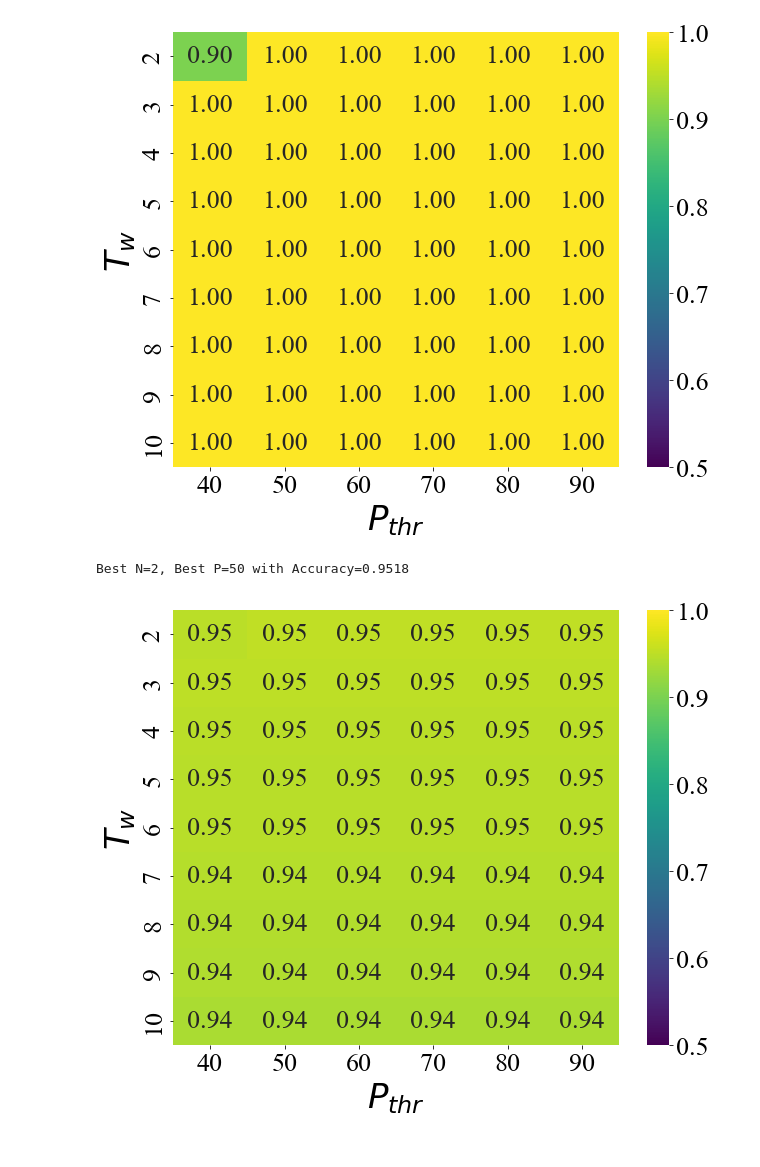
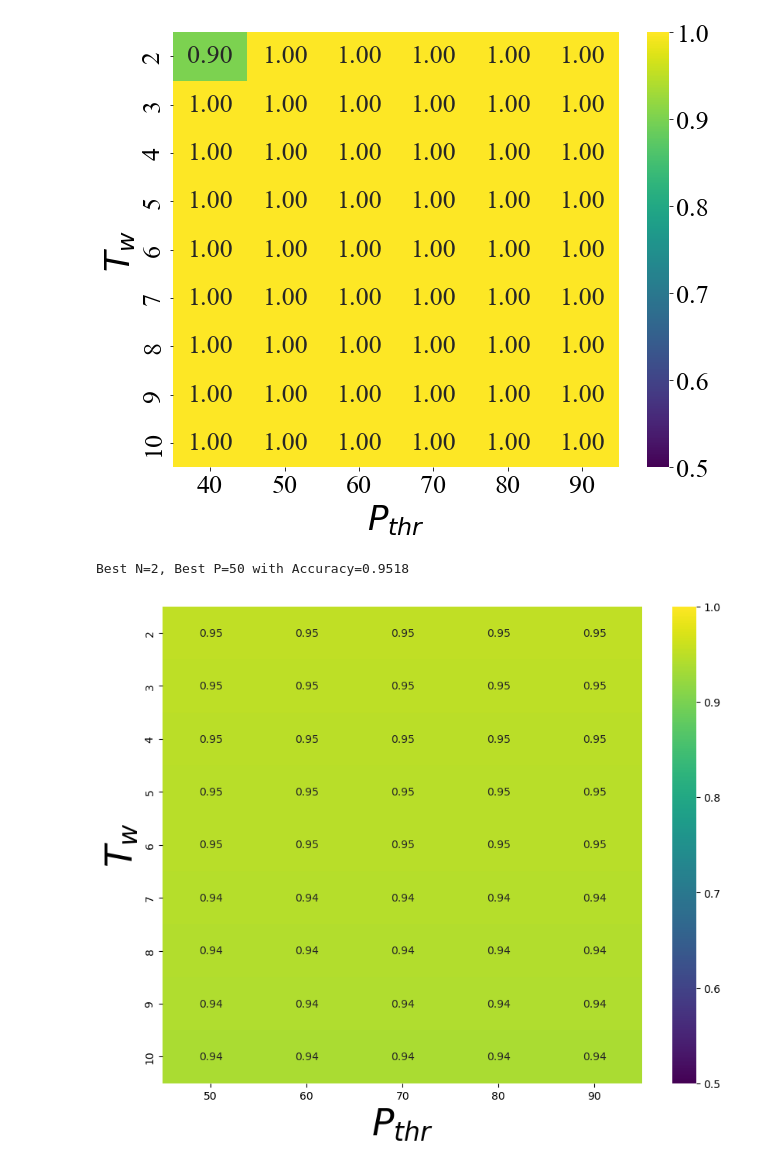
Before and after one commit to icloud-ecnu/UUCMigration, a Jupyter notebook: figures/Evaluation/1/yuzhi.ipynb, the cells around one changed output. Cells and saved outputs as stored; diff of their text form; code cells hidden in the pictures.

```diff
--- a/figures/Evaluation/1/yuzhi.ipynb
+++ b/figures/Evaluation/1/yuzhi.ipynb
@@ -31,7 +31,18 @@ from sklearn.metrics import accuracy_score
 import matplotlib
 import matplotlib.pyplot as plt
 import seaborn as sns
-matplotlib.rcParams['font.family'] = ['Times New Roman']
+import matplotlib.font_manager as fm
+from matplotlib import font_manager
+# 列出系统中的所有字体文件路径
+font_files = fm.findSystemFonts(fontpaths=None, fontext='ttf')
+
+# 输出字体文件列表，查找包含 'Times New Roman' 的路径
+for font in font_files:
+    if 'Times New Roman' in font:
+        font_path = font
+        font_prop = font_manager.FontProperties(fname=font_path)
+        plt.rcParams['font.family'] = font_prop.get_name()
+# matplotlib.rcParams['font.family'] = ['Times New Roman']
 matplotlib.rcParams['font.size'] = 32
 matplotlib.rcParams['pdf.fonttype'] = 42
 matplotlib.rcParams['ps.fonttype'] = 42
@@ -43,7 +54,7 @@ legend_size = 28
 mark_size = 10
 bwith = 2
 # 加载数据
-with open("dirty.json", "r") as file:
+with open("../../Motivation/bt-B-dirty.json", "r") as file:
     data = json.load(file)
 
 def prepare_data(N, P):
@@ -67,7 +78,6 @@ def prepare_data(N, P):
 
 N_values = [2,3,4,5,6,7,8,9,10]
 P_values = [50, 60, 70, 80, 90]
-
 
 accuracy_matrix = np.zeros((len(N_values), len(P_values)))
 
@@ -185,7 +246,7 @@ import matplotlib.pyplot as plt
 import seaborn as sns
 import matplotlib
 
-with open("bt-B-dirty.json", "r") as file:
+with open("../../Motivation/bt-B-dirty.json", "r") as file:
     data = json.load(file)
 
 def prepare_data(N, P):
@@ -208,33 +269,34 @@ def prepare_data(N, P):
 
 
 N_values = [2,3,4,5,6,7,8,9,10]
-P_values = [40, 50, 60, 70, 80, 90]
+# P_values = [40, 50, 60, 70, 80, 90]
+P_values = [50, 60, 70, 80, 90]
 
 accuracy_matrix = np.zeros((len(N_values), len(P_values)))
 
 for i, N in enumerate(N_values):
     for j, P in enumerate(P_values):
         _, labels, predictions = prepare_data(N, P)
         accuracy = accuracy_score(labels, predictions)
         accuracy_matrix[i, j] = accuracy
         #print(f"Accuracy for N={N}, P={P}: {accuracy:.4f}")
 
 
 max_idx = np.unravel_index(np.argmax(accuracy_matrix, axis=None), accuracy_matrix.shape)
 best_N = N_values[max_idx[0]]
 best_P = P_values[max_idx[1]]
 best_accuracy = accuracy_matrix[max_idx]
 print(f"Best N={best_N}, Best P={best_P} with Accuracy={best_accuracy:.4f}")
 
-
+label_size = 34
 plt.figure(figsize=(10, 8))
 sns.heatmap(accuracy_matrix, annot=True, fmt=".2f", xticklabels=P_values, yticklabels=N_values, cmap='viridis', vmin=0.5, vmax=1.0)
 plt.xlabel('$P_{thr}$',fontsize=label_size)
 plt.ylabel('$T_{w}$',fontsize=label_size)
 import os
 plt.savefig(os.path.join(".","en_bt_PT.pdf") ,format='pdf',bbox_inches='tight')
 plt.savefig(os.path.join(".","en_bt_PT.png") ,format='png',bbox_inches='tight')
 plt.show()
 # %% [output]
 Best N=2, Best P=50 with Accuracy=0.9518
-[figure, old version]
+[figure, new version]
```
Also changed, not shown: parts of 3 cells of this notebook, 30 other files.
